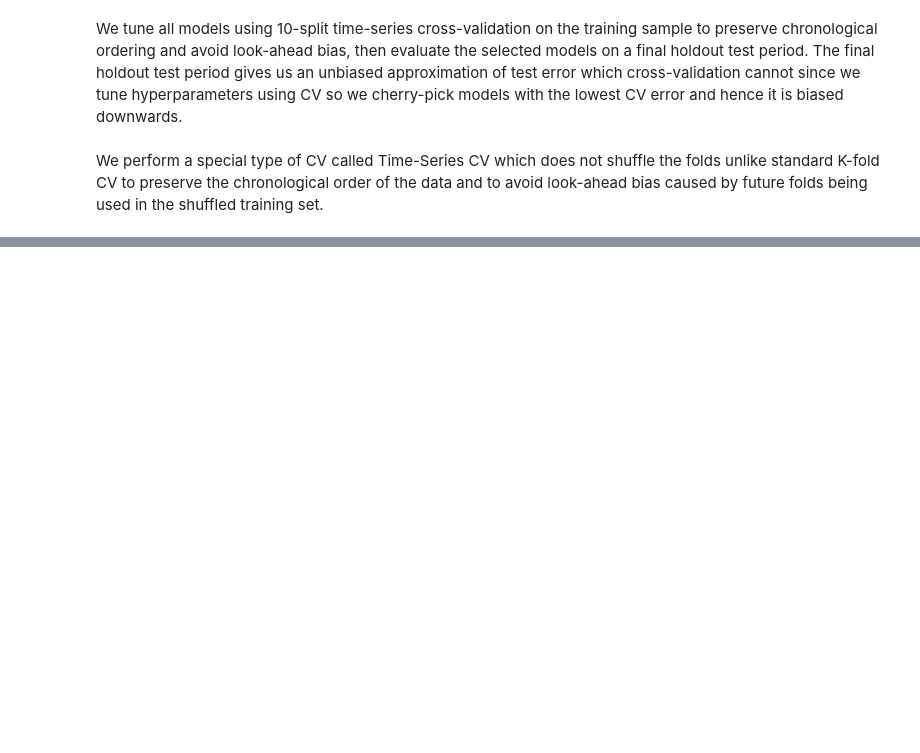
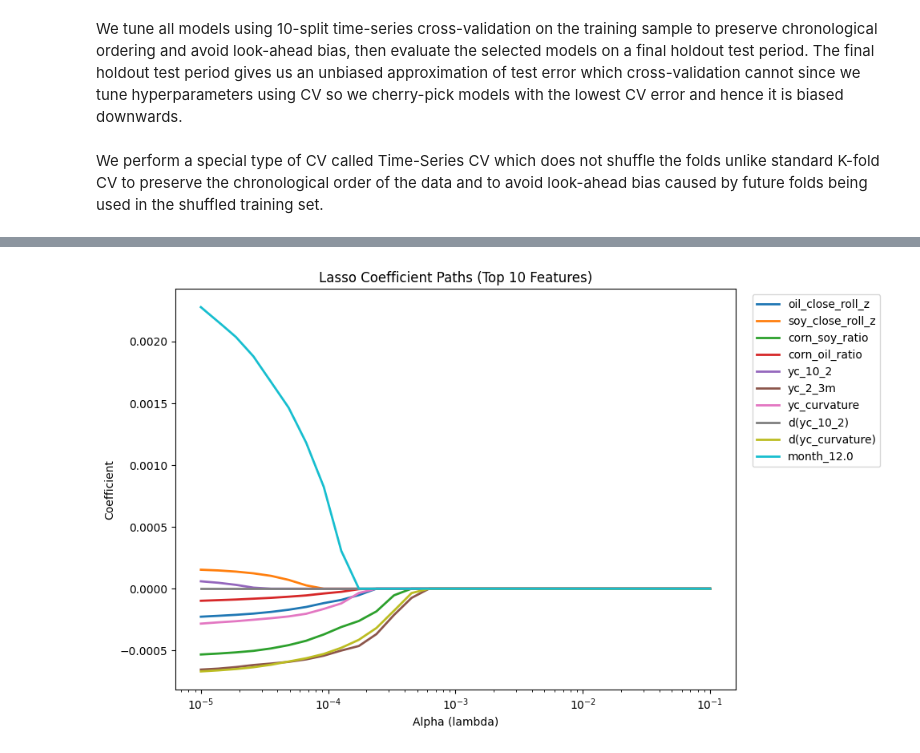
Before and after one commit to aryasalian/ECON-573-Research-Project, a Jupyter notebook: arya_copy_model.ipynb, the cells around one changed output, grey strips where cells are left out. Saved outputs shown, nothing was run; the diff lists cells and outputs as text; code cells hidden in the pictures; blank space fills up the shorter version.

Commit message:
all three models made

```diff
--- a/arya_copy_model.ipynb
+++ b/arya_copy_model.ipynb
@@ -121,0 +211,99 @@ def evaluate_holdout(name, model, X_train, y_train, X_test, y_test):
+# %%
+prep_fitted = preprocessor_scaled.fit(X_train)
+X_train_proc = prep_fitted.transform(X_train)
+
+# Build post-preprocessing feature names
+feature_names_num = numeric_cols
+feature_names_cat = prep_fitted.named_transformers_["cat"] \
+    .named_steps["onehot"] \
+    .get_feature_names_out(categorical_cols)
+
+feature_names = list(feature_names_num) + list(feature_names_cat)
+
+def plot_coef_paths(
+    X_proc,
+    y,
+    model_type="lasso",
+    alphas=None,
+    l1_ratio=0.7,
+    feature_names=None,
+    top_n=10,
+    title=None
+):
+    """
+    Plot coefficient paths for Lasso / Ridge / Elastic Net.
+    Only plots top_n features based on best-model absolute coefficient size.
+    """
+    if alphas is None:
+        raise ValueError("alphas must be provided")
+
+    coef_path = []
+
+    # Fit path
+    for alpha in alphas:
+        if model_type == "lasso":
+            mdl = Lasso(alpha=alpha, max_iter=50000)
+        elif model_type == "ridge":
+            mdl = Ridge(alpha=alpha)
+        elif model_type == "enet":
+            mdl = ElasticNet(alpha=alpha, l1_ratio=l1_ratio, max_iter=50000)
+        else:
+            raise ValueError("model_type must be one of: 'lasso', 'ridge', 'enet'")
+
+        mdl.fit(X_proc, y)
+        coef_path.append(mdl.coef_)
+
+    coef_path = np.array(coef_path)
+
+    # Find best alpha model again for labeling top features
+    if model_type == "lasso":
+        best_model = Lasso(alpha=best_lasso_alpha, max_iter=50000).fit(X_proc, y)
+    elif model_type == "ridge":
+        best_model = Ridge(alpha=best_ridge_alpha).fit(X_proc, y)
+    else:
+        best_model = ElasticNet(alpha=best_enet_alpha, l1_ratio=best_enet_l1, max_iter=50000).fit(X_proc, y)
+
+    top_idx = np.argsort(np.abs(best_model.coef_))[-top_n:]
+
+    plt.figure(figsize=(10, 6))
+    for j in top_idx:
+        label = feature_names[j] if feature_names is not None else f"X{j}"
+        plt.plot(alphas, coef_path[:, j], lw=2, label=label)
+
+    plt.xscale("log")
+    plt.xlabel("Alpha (lambda)")
+    plt.ylabel("Coefficient")
+    plt.title(title if title else f"{model_type.title()} Coefficient Paths")
+    plt.legend(bbox_to_anchor=(1.02, 1), loc="upper left")
+    plt.tight_layout()
+    plt.show()
+
+plot_coef_paths(
+    X_train_proc, y_train,
+    model_type="lasso",
+    alphas=lasso_alphas,
+    feature_names=feature_names,
+    top_n=10,
+    title="Lasso Coefficient Paths (Top 10 Features)"
+)
+
+plot_coef_paths(
+    X_train_proc, y_train,
+    model_type="ridge",
+    alphas=ridge_alphas,
+    feature_names=feature_names,
+    top_n=10,
+    title="Ridge Coefficient Paths (Top 10 Features)"
+)
+
+plot_coef_paths(
+    X_train_proc, y_train,
+    model_type="enet",
+    alphas=enet_alphas,
+    l1_ratio=best_enet_l1,
+    feature_names=feature_names,
+    top_n=10,
+    title=f"Elastic Net Coefficient Paths (Top 10 Features, l1_ratio={best_enet_l1})"
+)
+# %% [output]
+[figure, added]
```
Also changed, not shown: parts of 13 cells of this notebook.
